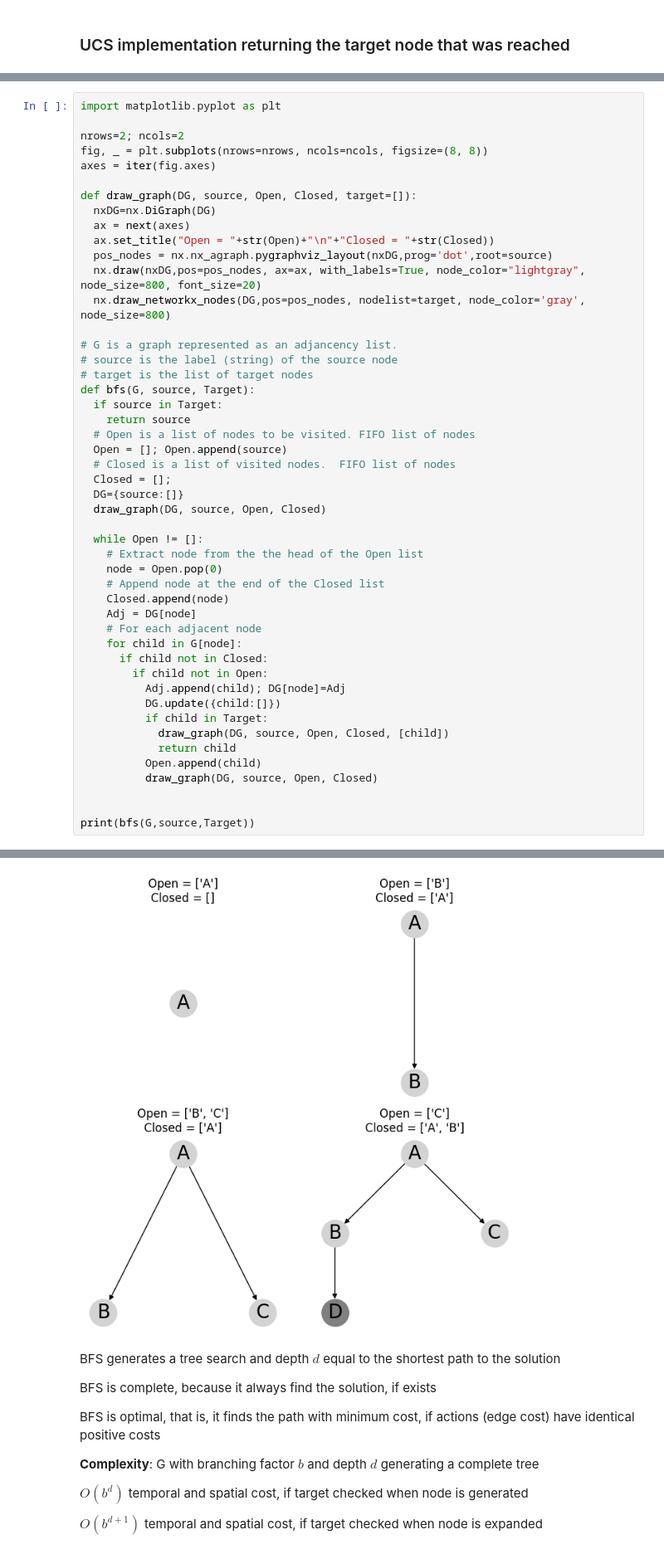
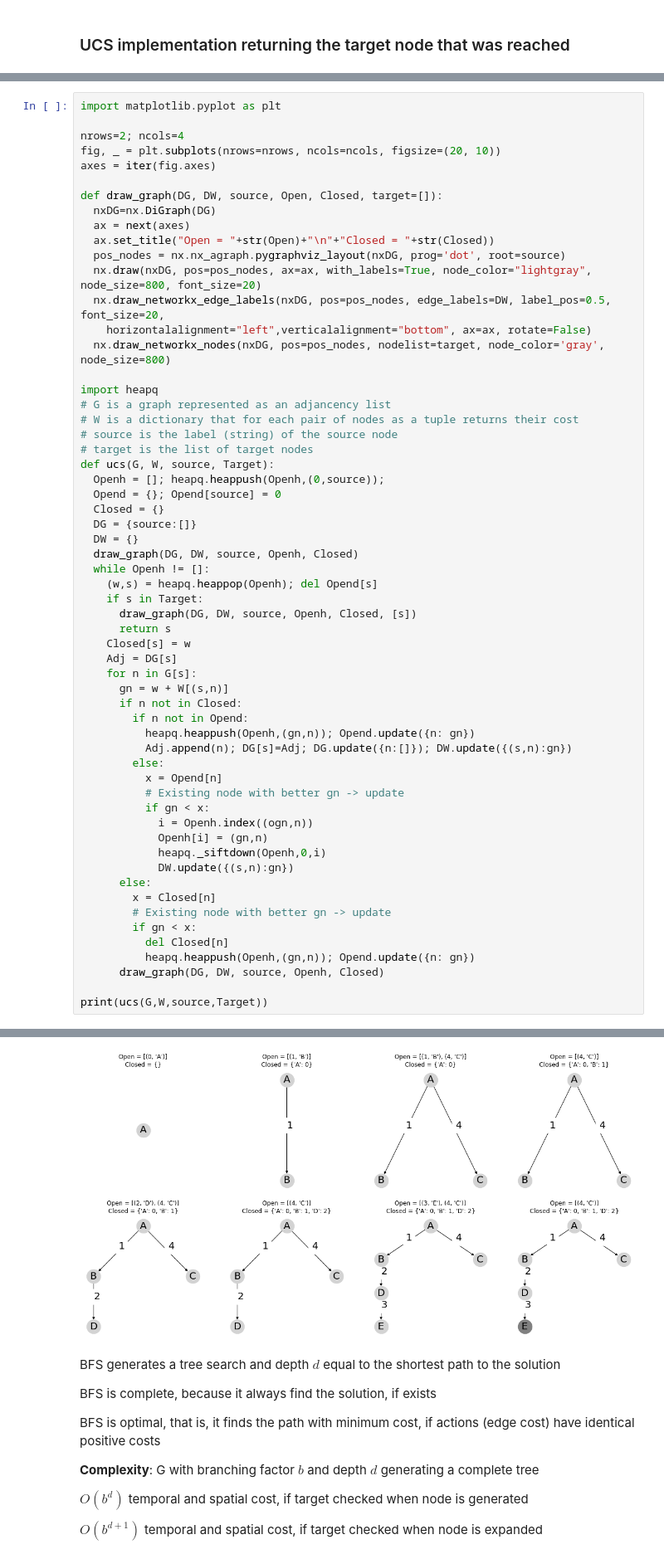
Before and after one commit to jorcisai/SIN, a Jupyter notebook: block1/search/ucs.ipynb, the cells around one changed output, grey strips where cells are left out. Shown at 83% size. Cells and saved outputs as stored; diff of their text form.

Commit message:
Plotting search tree with g(n) on the edges

```diff
--- a/block1/search/ucs.ipynb
+++ b/block1/search/ucs.ipynb
@@ -88,49 +89,60 @@ E
 # %%
 import matplotlib.pyplot as plt
 
-nrows=2; ncols=2
-fig, _ = plt.subplots(nrows=nrows, ncols=ncols, figsize=(8, 8))
+nrows=2; ncols=4
+fig, _ = plt.subplots(nrows=nrows, ncols=ncols, figsize=(20, 10))
 axes = iter(fig.axes)
 
-def draw_graph(DG, source, Open, Closed, target=[]):
+def draw_graph(DG, DW, source, Open, Closed, target=[]):
   nxDG=nx.DiGraph(DG)
   ax = next(axes)
   ax.set_title("Open = "+str(Open)+"\n"+"Closed = "+str(Closed))
-  pos_nodes = nx.nx_agraph.pygraphviz_layout(nxDG,prog='dot',root=source)
-  nx.draw(nxDG,pos=pos_nodes, ax=ax, with_labels=True, node_color="lightgray", node_size=800, font_size=20)
-  nx.draw_networkx_nodes(DG,pos=pos_nodes, nodelist=target, node_color='gray', node_size=800)
+  pos_nodes = nx.nx_agraph.pygraphviz_layout(nxDG, prog='dot', root=source)
+  nx.draw(nxDG, pos=pos_nodes, ax=ax, with_labels=True, node_color="lightgray", node_size=800, font_size=20)
+  nx.draw_networkx_edge_labels(nxDG, pos=pos_nodes, edge_labels=DW, label_pos=0.5, font_size=20,
+    horizontalalignment="left",verticalalignment="bottom", ax=ax, rotate=False)
+  nx.draw_networkx_nodes(nxDG, pos=pos_nodes, nodelist=target, node_color='gray', node_size=800)
 
-# G is a graph represented as an adjancency list.
+import heapq
+# G is a graph represented as an adjancency list
+# W is a dictionary that for each pair of nodes as a tuple returns their cost
 # source is the label (string) of the source node
 # target is the list of target nodes
-def bfs(G, source, Target):
-  if source in Target:
-    return source
-  # Open is a list of nodes to be visited. FIFO list of nodes
-  Open = []; Open.append(source)
-  # Closed is a list of visited nodes.  FIFO list of nodes
-  Closed = [];
-  DG={source:[]}
-  draw_graph(DG, source, Open, Closed)
+def ucs(G, W, source, Target):
+  Openh = []; heapq.heappush(Openh,(0,source));
+  Opend = {}; Opend[source] = 0
+  Closed = {}
+  DG = {source:[]}
+  DW = {}
+  draw_graph(DG, DW, source, Openh, Closed)
+  while Openh != []:
+    (w,s) = heapq.heappop(Openh); del Opend[s]
+    if s in Target:
+      draw_graph(DG, DW, source, Openh, Closed, [s])
+      return s
+    Closed[s] = w
+    Adj = DG[s]
+    for n in G[s]:
+      gn = w + W[(s,n)]
+      if n not in Closed:
+        if n not in Opend:
+          heapq.heappush(Openh,(gn,n)); Opend.update({n: gn})
+          Adj.append(n); DG[s]=Adj; DG.update({n:[]}); DW.update({(s,n):gn})
+        else:
+          x = Opend[n]
+          # Existing node with better gn -> update
+          if gn < x:
+            i = Openh.index((ogn,n))
+            Openh[i] = (gn,n)
+            heapq._siftdown(Openh,0,i)
+            DW.update({(s,n):gn})
+      else:
+        x = Closed[n]
+        # Existing node with better gn -> update
+        if gn < x:
+          del Closed[n]
+          heapq.heappush(Openh,(gn,n)); Opend.update({n: gn})
+      draw_graph(DG, DW, source, Openh, Closed)
 
-  while Open != []:
-    # Extract node from the the head of the Open list
-    node = Open.pop(0)
-    # Append node at the end of the Closed list
-    Closed.append(node)
-    Adj = DG[node]
-    # For each adjacent node
-    for child in G[node]:
-      if child not in Closed:
-        if child not in Open:
-          Adj.append(child); DG[node]=Adj
-          DG.update({child:[]})
-          if child in Target:
-            draw_graph(DG, source, Open, Closed, [child])
-            return child
-          Open.append(child)
-          draw_graph(DG, source, Open, Closed)
-
-
-print(bfs(G,source,Target))
+print(ucs(G,W,source,Target))
 # %% [output]
@@ -138,4 +150,4 @@ D
-[figure, old version]
+[figure, new version]
 # %% [markdown]
 
 BFS generates a tree search and depth $d$ equal to the shortest path to the solution
```
Also changed, not shown: parts of 4 cells of this notebook.
